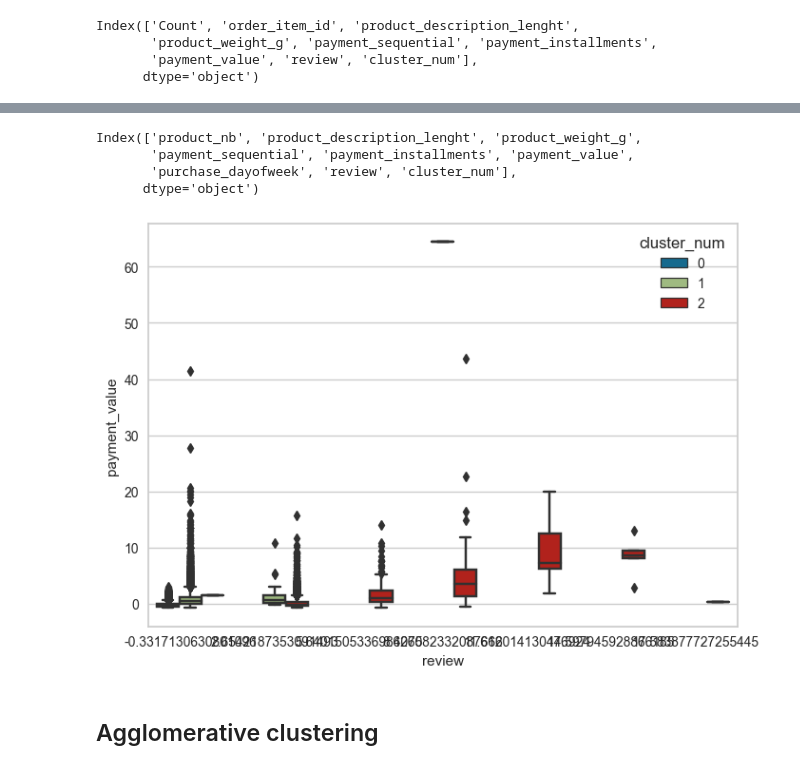
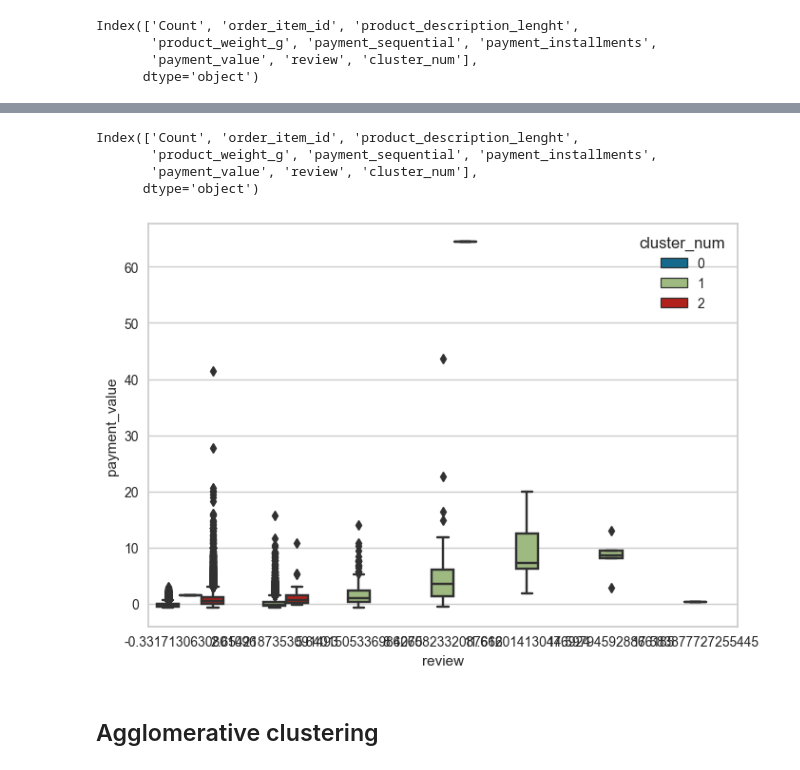
Before and after one commit to LucileRb/customer_segmentation, a Jupyter notebook: Clustering_dataset_reduit.ipynb, the cells around one changed output, grey strips where cells are left out. Saved outputs shown, nothing was run; the diff lists cells and outputs as text; code cells hidden in the pictures.

```diff
--- a/Clustering_dataset_reduit.ipynb
+++ b/Clustering_dataset_reduit.ipynb
@@ -270,21 +248,0 @@ KeyboardInterrupt:
-# %%
-# Comparaison des trois métriques - trop long, à lancer le soir et laisser tourner
-"""%%time
-
-# Elbow method with differents metrics (subplots)
-metrics = ['distortion', 'silhouette', 'calinski_harabasz']
-i = 0
-
-fig, axes = plt.subplots(nrows = 1, ncols = 3, sharex = False, sharey = False, figsize = (24, 8))
-for m in metrics:
-    model = KMeans()
-    kmeans_visualizer = KElbowVisualizer(
-        model,
-        k = (3, 15),
-        size = (1080, 500),
-        metric = m
-        )
-    kmeans_visualizer.fit(df_reduit)
-    i+=1
-
-plt.show()"""
@@ -625,15 +555,20 @@ plt.show()
 # %%
 df_clusters.columns
 # %% [output]
-Index(['product_nb', 'product_description_lenght', 'product_weight_g',
-       'payment_sequential', 'payment_installments', 'payment_value',
-       'purchase_dayofweek', 'review', 'cluster_num'],
+Index(['Count', 'order_item_id', 'product_description_lenght',
+       'product_weight_g', 'payment_sequential', 'payment_installments',
+       'payment_value', 'review', 'cluster_num'],
       dtype='object')
 # %%
-# Boxplot du temps de livraison pour chaque note
-sns.boxplot(x = 'review', y = 'payment_value',
-            data = df_clusters, hue = 'cluster_num')
+# Boxplot temps de livraison vs reviews
+plt.figure()
+sns.boxplot(
+    x = 'review',
+    y = 'payment_value',
+    data = df_clusters,
+    hue = 'cluster_num'
+    )
 plt.show()
 # %% [output]
-[figure, old version]
+[figure, new version]
 # %%
```
Also changed, not shown: parts of 87 cells of this notebook, 3 other files.
